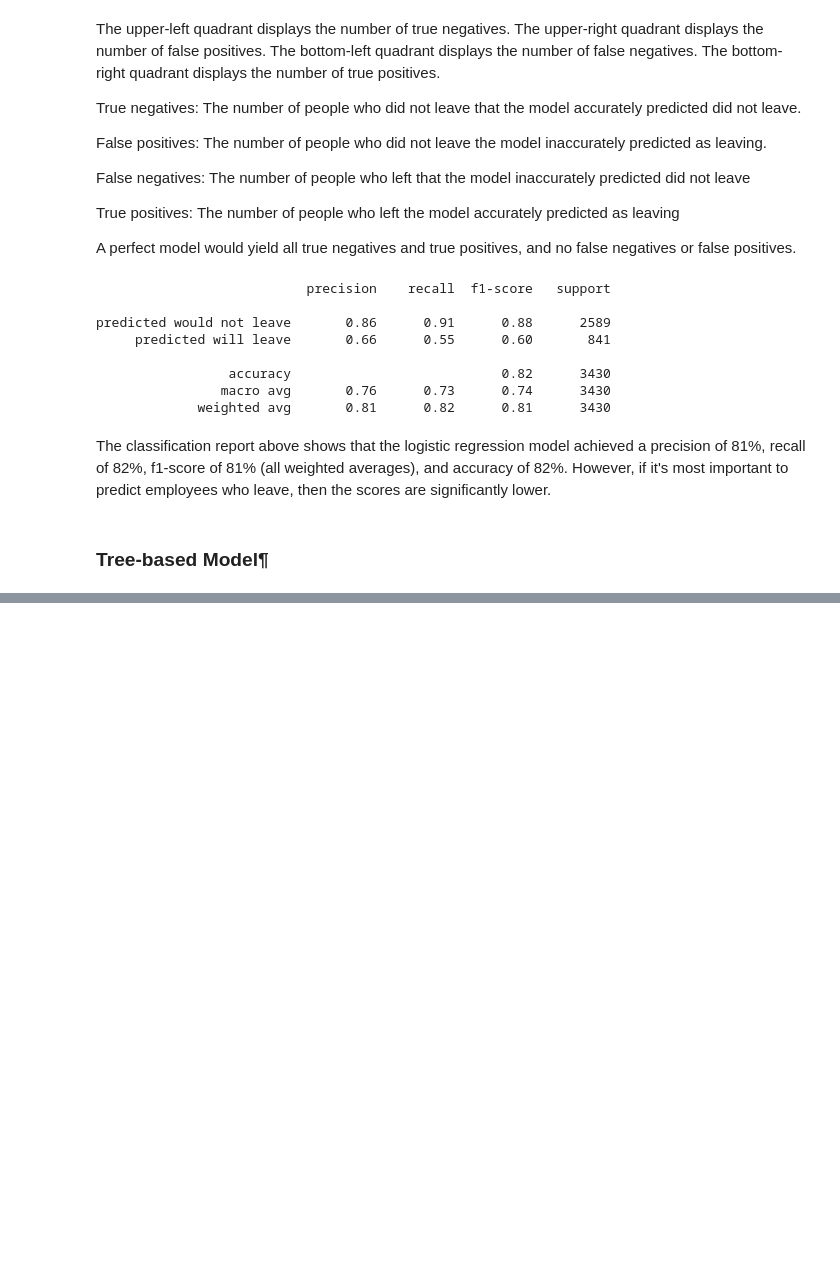
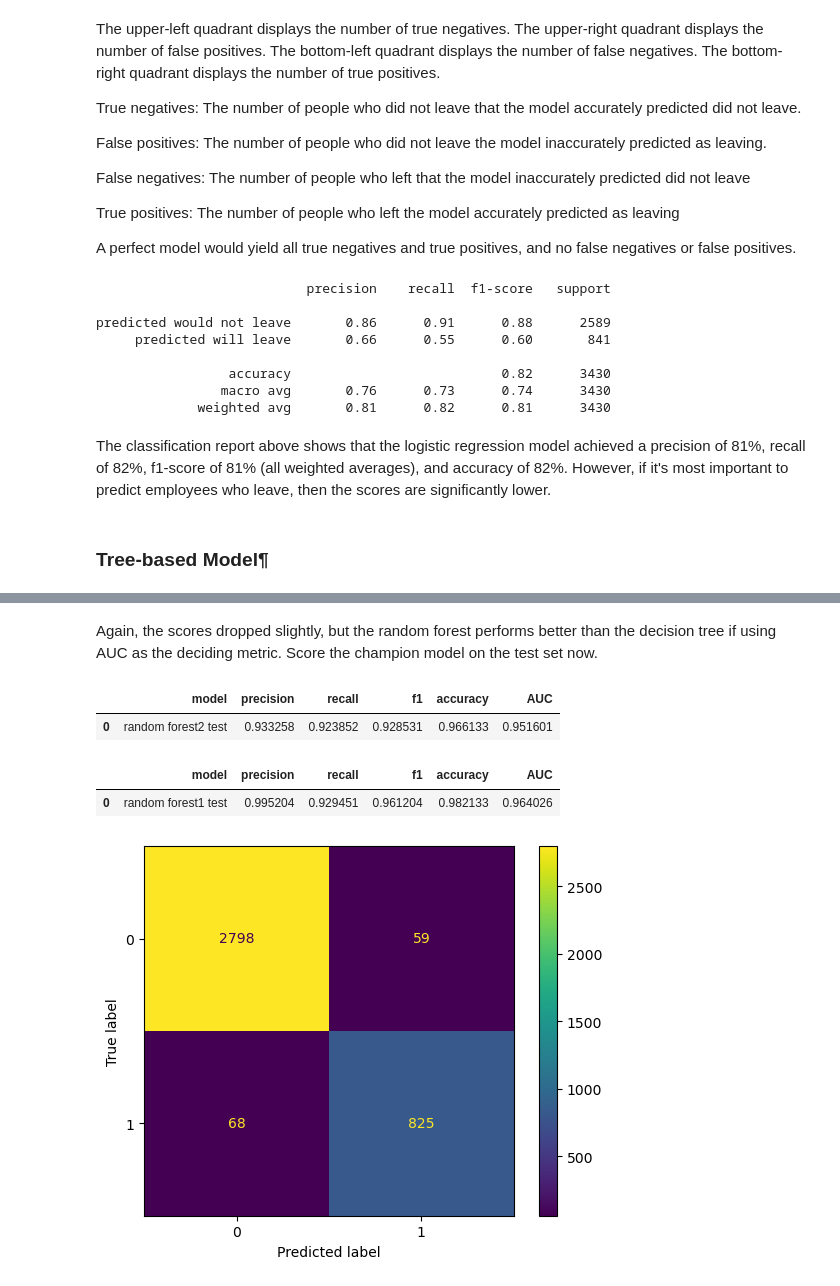
Before and after one commit to amrutha2508/HR-Data-Analysis, a Jupyter notebook: Modelling.ipynb, the cells around one changed output, grey strips where cells are left out. Saved outputs shown, nothing was run; the diff lists cells and outputs as text; code cells hidden in the pictures; blank space fills up the shorter version.

Commit message:
Completed modeling

```diff
--- a/Modelling.ipynb
+++ b/Modelling.ipynb
@@ -169,0 +422,14 @@ X_train, X_test, y_train, y_test = train_test_split(X, y, test_size=0.25, strati
+# %%
+df2 = df_enc.drop('satisfaction_level', axis=1)
+# Create `overworked` column. For now, it's identical to average monthly hours.
+df2['overworked'] = df2['average_monthly_hours']
+
+# Inspect max and min average monthly hours values
+print('Max hours:', df2['overworked'].max())
+print('Min hours:', df2['overworked'].min())
+
+# Define `overworked` as working > 175 hrs/week
+df2['overworked'] = (df2['overworked'] > 175).astype(int)
+# Drop the `average_monthly_hours` column
+df2 = df2.drop('average_monthly_hours', axis=1)
+df2.head()
@@ -169,0 +454,8 @@ X_train, X_test, y_train, y_test = train_test_split(X, y, test_size=0.25, strati
+# %%
+# Isolate the outcome variable
+y = df2['left']
+
+# Select the features
+X = df2.drop('left', axis=1)
+
+X_train, X_test, y_train, y_test = train_test_split(X, y, test_size=0.25, stratify=y, random_state=0)
@@ -169,0 +544,2 @@ X_train, X_test, y_train, y_test = train_test_split(X, y, test_size=0.25, strati
+# %%
+path=os.getcwd()
@@ -169,0 +550,2 @@ X_train, X_test, y_train, y_test = train_test_split(X, y, test_size=0.25, strati
+# %%
+rf2 = read_pickle(path, 'hr_rf2')
@@ -169,0 +575,25 @@ X_train, X_test, y_train, y_test = train_test_split(X, y, test_size=0.25, strati
+# %% [markdown]
+Again, the scores dropped slightly, but the random forest performs better than the decision tree if using AUC as the deciding metric.
+Score the champion model on the test set now.
+# %%
+rf2_test_scores = get_scores('random forest2 test', rf2, X_test, y_test)
+rf2_test_scores
+# %% [output]
+|  | model | precision | recall | f1 | accuracy | AUC |
+| 0 | random forest2 test | 0.933258 | 0.923852 | 0.928531 | 0.966133 | 0.951601 |
+# %%
+rf1_test_scores
+# %% [output]
+|  | model | precision | recall | f1 | accuracy | AUC |
+| 0 | random forest1 test | 0.995204 | 0.929451 | 0.961204 | 0.982133 | 0.964026 |
+# %%
+# Generate array of values for confusion matrix
+preds = rf2.best_estimator_.predict(X_test)
+cm = confusion_matrix(y_test, preds, labels=rf2.classes_)
+
+# Plot confusion matrix
+disp = ConfusionMatrixDisplay(confusion_matrix=cm,
+                             display_labels=rf2.classes_)
+disp.plot(values_format='');
+# %% [output]
+[figure, added]
```
Also changed, not shown: parts of 52 cells of this notebook, 2 other files.
